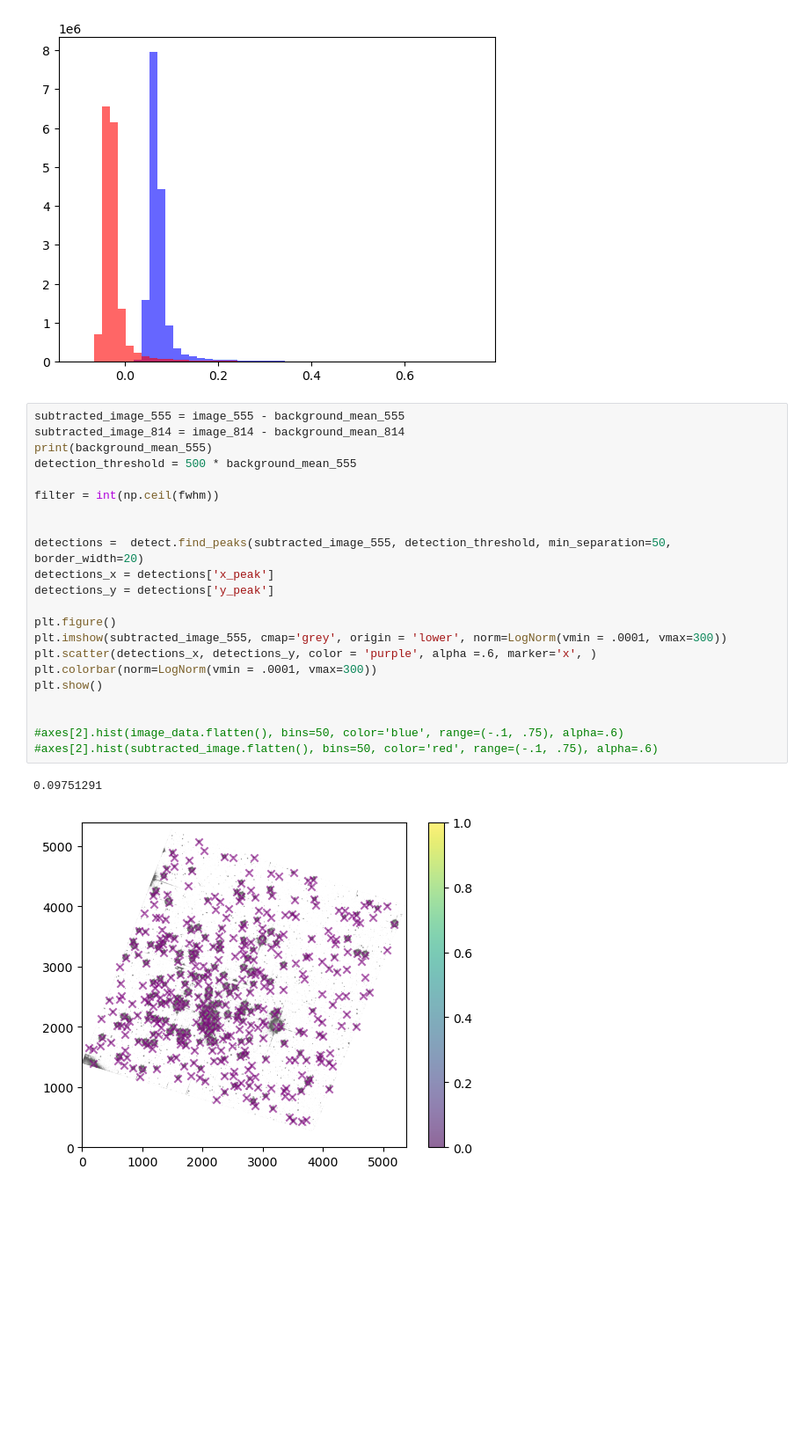
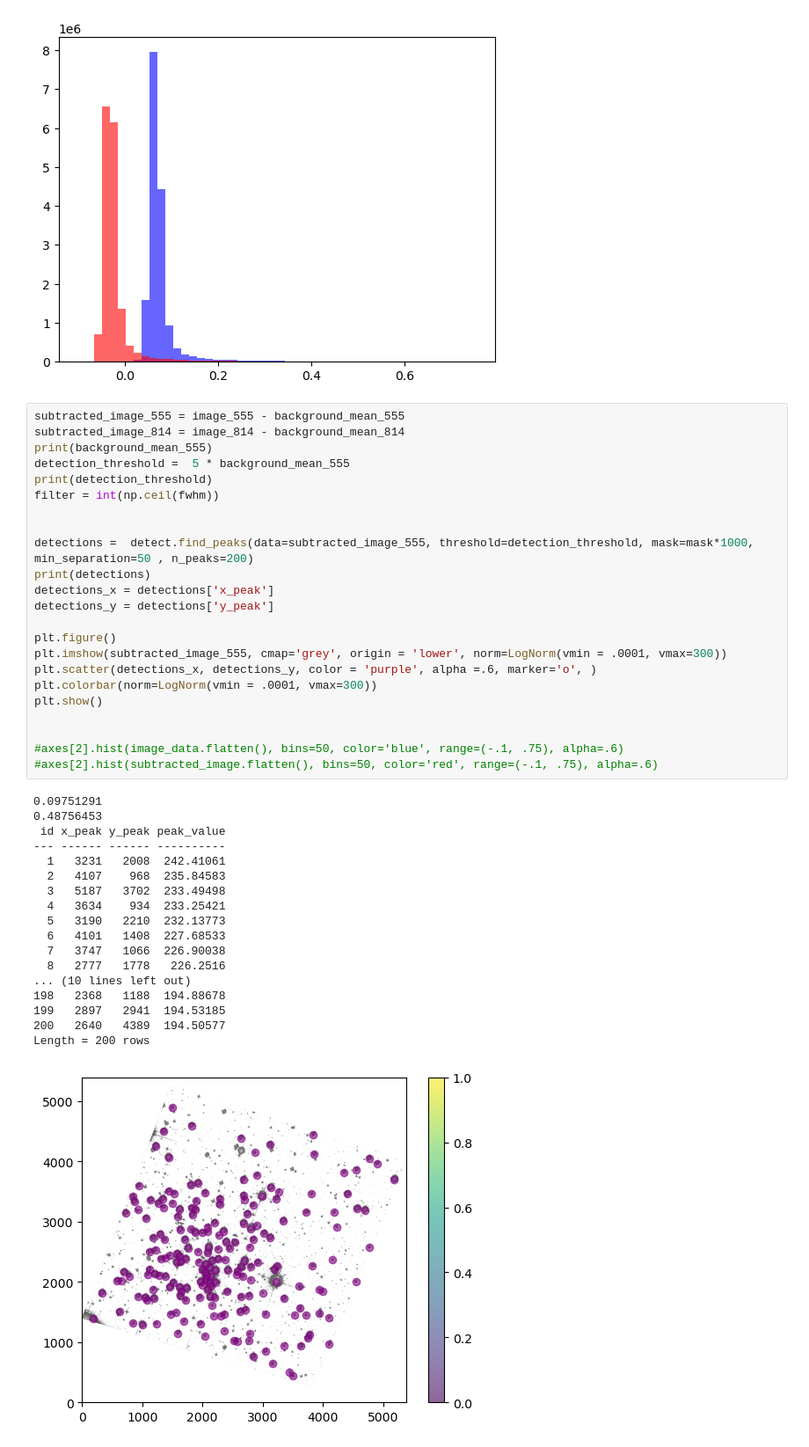
Before and after one commit to GravesTone5/Astro1221Project3, a Jupyter notebook: Project3.ipynb, the cells around one changed output. Shown at 88% size. Cells and saved outputs as stored; diff of their text form; blank space fills up the shorter version.

```diff
--- a/Project3.ipynb
+++ b/Project3.ipynb
@@ -115,28 +115,45 @@ axes.hist(subtracted_image_555.flatten(), bins=50, color='red', range=(-.1, .75)
 # %%
 subtracted_image_555 = image_555 - background_mean_555
 subtracted_image_814 = image_814 - background_mean_814
 print(background_mean_555)
-detection_threshold = 500 * background_mean_555
-
+detection_threshold =  5 * background_mean_555
+print(detection_threshold)
 filter = int(np.ceil(fwhm))
 
 
-detections =  detect.find_peaks(subtracted_image_555, detection_threshold, min_separation=50, border_width=20)
+detections =  detect.find_peaks(data=subtracted_image_555, threshold=detection_threshold, mask=mask*1000, min_separation=50 , n_peaks=200)
+print(detections)
 detections_x = detections['x_peak']
 detections_y = detections['y_peak']
 
 plt.figure()
 plt.imshow(subtracted_image_555, cmap='grey', origin = 'lower', norm=LogNorm(vmin = .0001, vmax=300))
-plt.scatter(detections_x, detections_y, color = 'purple', alpha =.6, marker='x', )
+plt.scatter(detections_x, detections_y, color = 'purple', alpha =.6, marker='o', )
 plt.colorbar(norm=LogNorm(vmin = .0001, vmax=300))
 plt.show()
 
 
 #axes[2].hist(image_data.flatten(), bins=50, color='blue', range=(-.1, .75), alpha=.6)
 #axes[2].hist(subtracted_image.flatten(), bins=50, color='red', range=(-.1, .75), alpha=.6)
 # %% [output]
 0.09751291
+0.48756453
+ id x_peak y_peak peak_value
+--- ------ ------ ----------
+  1   3231   2008  242.41061
+  2   4107    968  235.84583
+  3   5187   3702  233.49498
+  4   3634    934  233.25421
+  5   3190   2210  232.13773
+  6   4101   1408  227.68533
+  7   3747   1066  226.90038
+  8   2777   1778   226.2516
+... (10 lines left out)
+198   2368   1188  194.88678
+199   2897   2941  194.53185
+200   2640   4389  194.50577
+Length = 200 rows
-[figure, old version]
+[figure, new version]
 # %%
 class Star:
     """One star is the coordinates of the center of a star on the image"""
```
Also changed, not shown: parts of 5 cells of this notebook.
